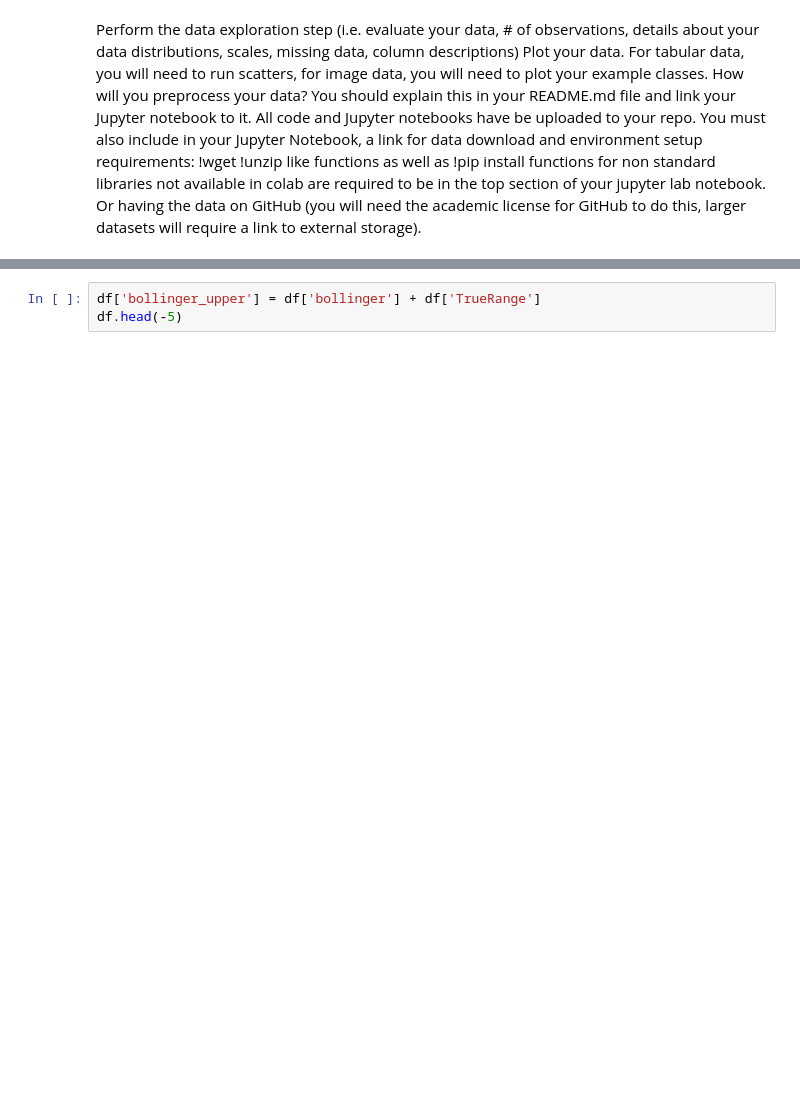
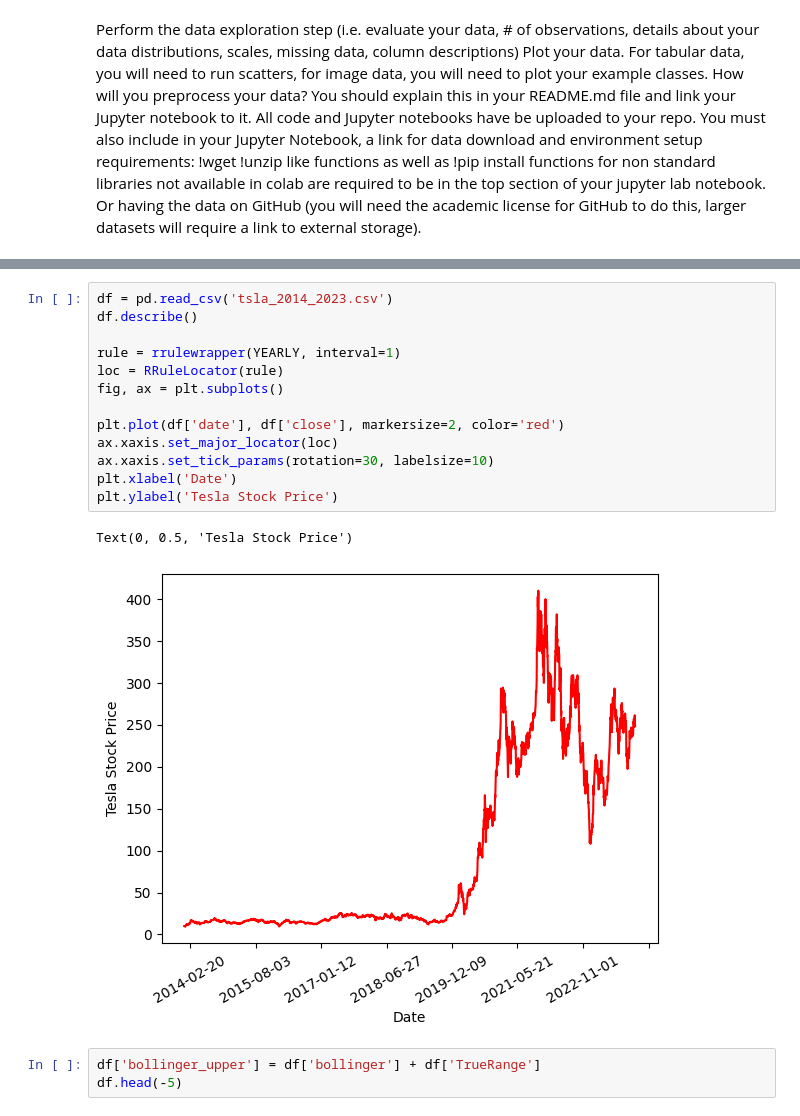
Before and after one commit to JasonMorris1/CSE151_Tesla_Stock_Prediction, a Jupyter notebook: eda.ipynb, the cells around one changed output, grey strips where cells are left out. Drawn from its saved outputs; the diff is of its cells as text; blank space fills up the shorter version.

Commit message:
added graph of tesla stock price

```diff
--- a/eda.ipynb
+++ b/eda.ipynb
@@ -25,3 +14,19 @@ df.describe()
+# %%
+df = pd.read_csv('tsla_2014_2023.csv')
+df.describe()
+
+rule = rrulewrapper(YEARLY, interval=1)
+loc = RRuleLocator(rule)
+fig, ax = plt.subplots()
+
+plt.plot(df['date'], df['close'], markersize=2, color='red')
+ax.xaxis.set_major_locator(loc)
+ax.xaxis.set_tick_params(rotation=30, labelsize=10)
+plt.xlabel('Date')
+plt.ylabel('Tesla Stock Price')
+# %% [output]
+Text(0, 0.5, 'Tesla Stock Price')
+[figure, added]
 # %%
 df['bollinger_upper'] = df['bollinger'] + df['TrueRange']
 df.head(-5)
```
Also changed, not shown: parts of 2 cells of this notebook.
